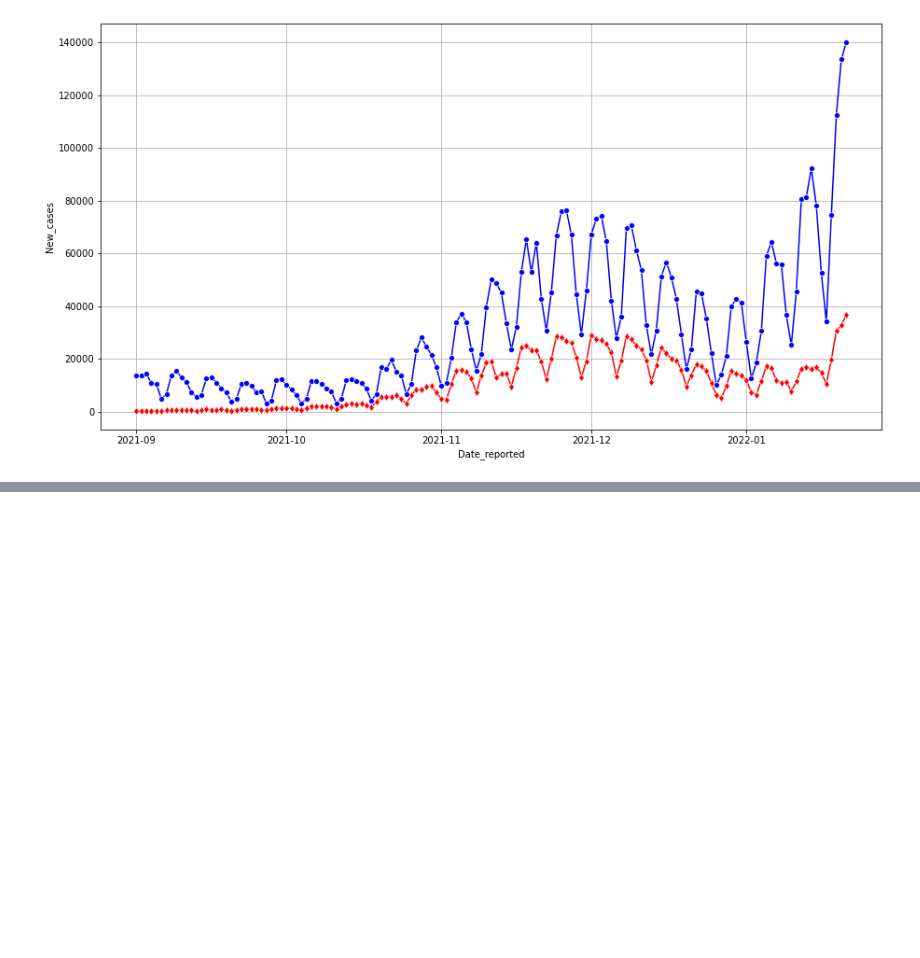
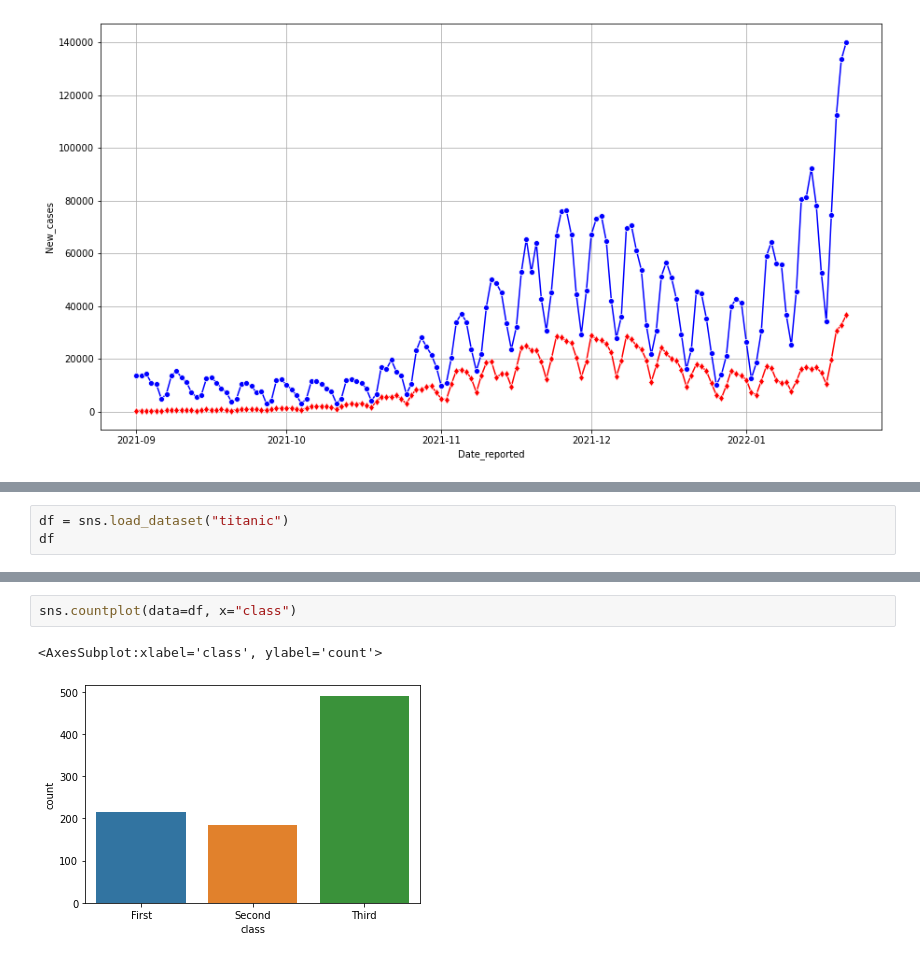
Before and after one commit to pad2012/Python2A, a Jupyter notebook: Dzien05/03-seaborn.ipynb, the cells around one changed output, grey strips where cells are left out. Drawn from its saved outputs; the diff is of its cells as text; blank space fills up the shorter version.

```diff
--- a/Dzien05/03-seaborn.ipynb
+++ b/Dzien05/03-seaborn.ipynb
@@ -94,0 +163,3 @@ dtype: object
+# %%
+df = sns.load_dataset("titanic")
+df
@@ -94,0 +187,5 @@ dtype: object
+# %%
+sns.countplot(data=df, x="class")
+# %% [output]
+<AxesSubplot:xlabel='class', ylabel='count'>
+[figure, added]
```
Also changed, not shown: parts of 34 cells of this notebook, 1 other file.
